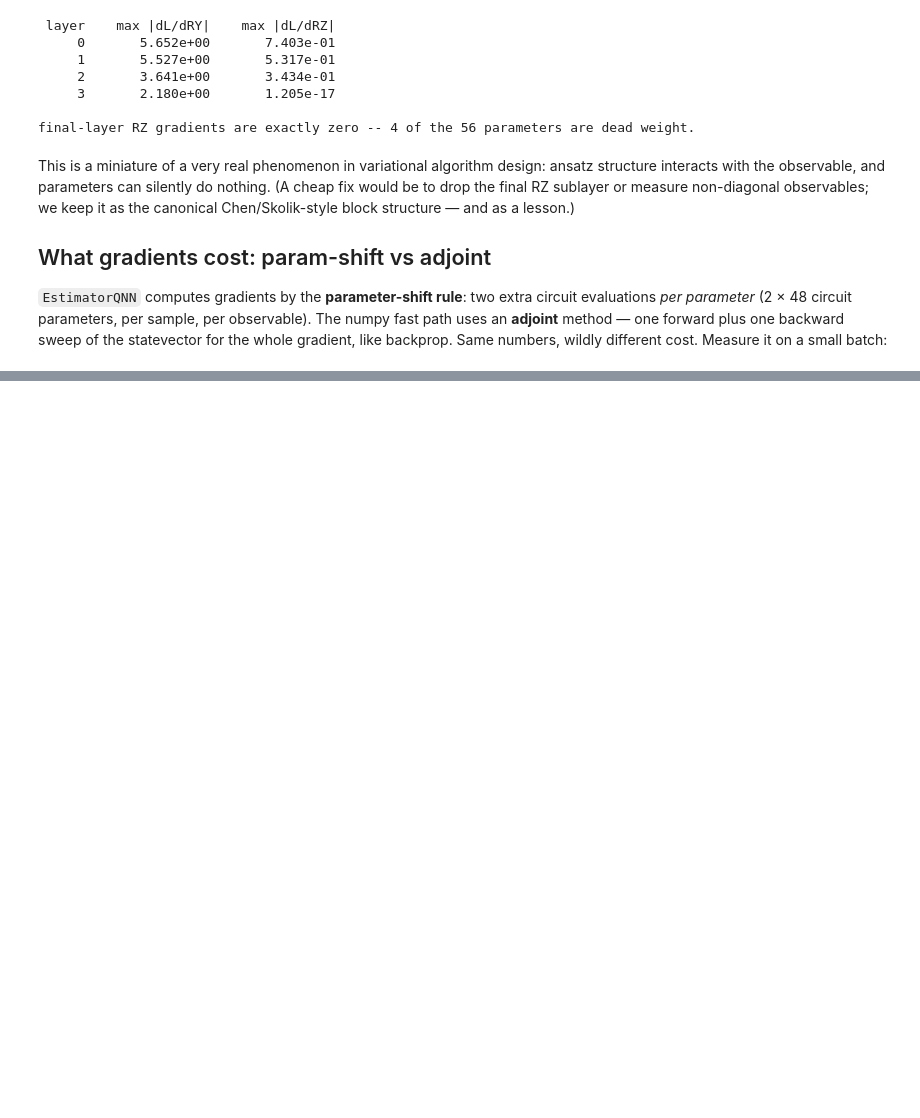
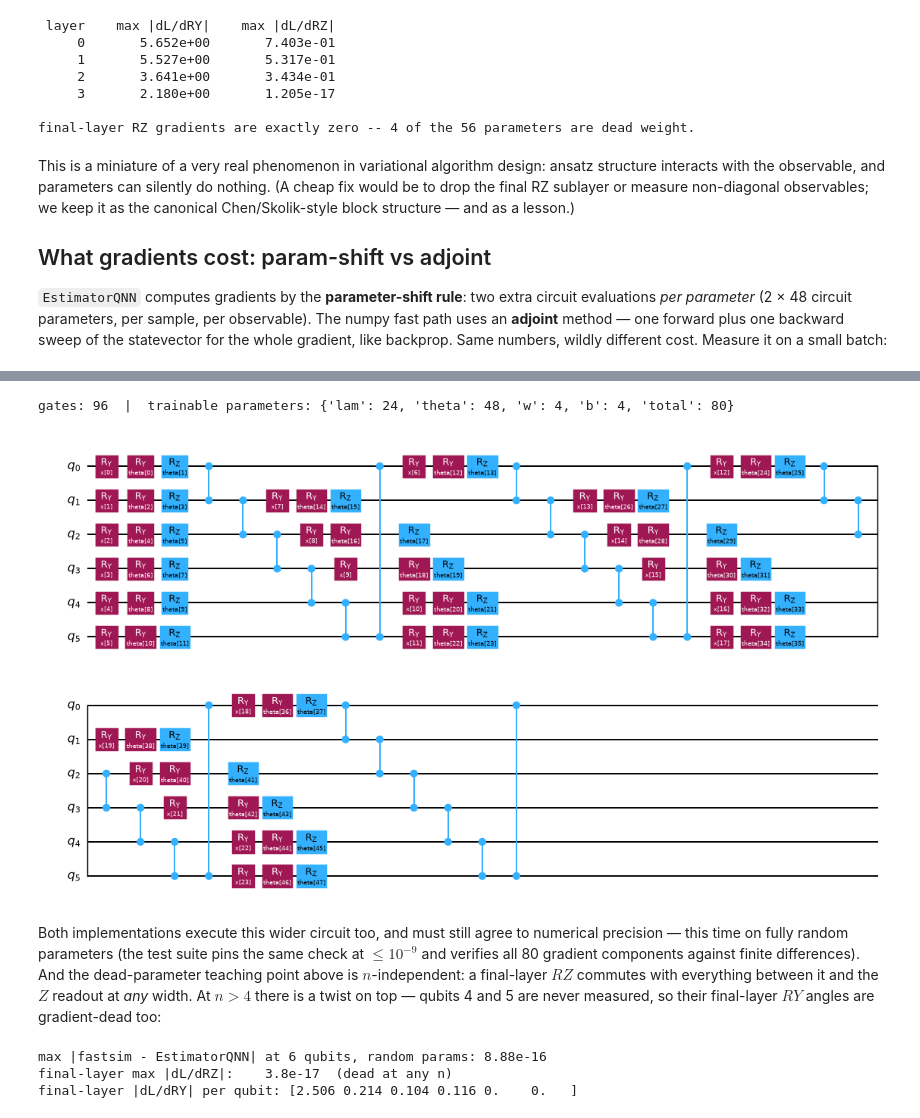
Before and after one commit to JanLahmann/traQmania, a Jupyter notebook: notebooks/03_quantum_circuits_as_q_functions.ipynb, the cells around one changed output, grey strips where cells are left out. Cells and saved outputs as stored; diff of their text form; code cells hidden in the pictures; blank space fills up the shorter version.

```diff
--- a/notebooks/03_quantum_circuits_as_q_functions.ipynb
+++ b/notebooks/03_quantum_circuits_as_q_functions.ipynb
@@ -235,0 +242,44 @@ MLP.
+# %%
+qc6 = build_circuit(n_qubits=6, n_layers=4)
+spec6 = circuit_spec({"n_qubits": 6, "n_layers": 4})
+print(f"gates: {spec6['counts']['total']}  |  trainable parameters: {spec6['n_params']}")
+qc6.draw("mpl", fold=23, scale=0.7)
+# %% [output]
+gates: 96  |  trainable parameters: {'lam': 24, 'theta': 48, 'w': 4, 'b': 4, 'total': 80}
+[figure, added]
+# %% [markdown]
+Both implementations execute this wider circuit too, and must still agree to
+numerical precision — this time on fully random parameters (the test suite
+pins the same check at $\le 10^{-9}$ and verifies all 80 gradient components
+against finite differences). And the dead-parameter teaching point above is
+$n$-independent: a final-layer $RZ$ commutes with everything between it and
+the $Z$ readout at *any* width. At $n > 4$ there is a twist on top — qubits 4
+and 5 are never measured, so their final-layer $RY$ angles are gradient-dead
+too:
+# %%
+circuit_cfg6 = {"n_qubits": 6, "n_layers": 4}
+fast6 = QuantumQFunction(circuit_cfg6, seed=7)
+qnn6 = make_qfunction("aer_statevector", circuit_cfg6, seed=7)
+
+rng6 = np.random.default_rng(6)
+params6 = rng6.uniform(-np.pi, np.pi, size=fast6.n_params)
+fast6.set_params(params6)
+qnn6.set_params(params6)
+
+obs6 = rng6.uniform(0.0, 1.0, size=(8, 6))
+diff6 = np.abs(fast6.q_values(obs6) - qnn6.q_values(obs6)).max()
+print(f"max |fastsim - EstimatorQNN| at 6 qubits, random params: {diff6:.2e}")
+assert diff6 < 1e-9
+
+grad6 = fast6.grad_selected(rng6.uniform(0.0, 1.0, size=(64, 6)),
+                            rng6.integers(0, 4, size=64), rng6.normal(size=64))
+dtheta6 = grad6[24:72].reshape(4, 6, 2)                # (layer, qubit, RY/RZ)
+print(f"final-layer max |dL/dRZ|:    {np.abs(dtheta6[-1, :, 1]).max():.1e}  (dead at any n)")
+print("final-layer |dL/dRY| per qubit:",
+      np.array2string(np.abs(dtheta6[-1, :, 0]), precision=3))
+assert np.abs(dtheta6[-1, :, 1]).max() < 1e-12         # RZ: dead on every qubit
+assert np.abs(dtheta6[-1, 4:, 0]).max() < 1e-12        # RY: dead on the unread qubits
+# %% [output]
+max |fastsim - EstimatorQNN| at 6 qubits, random params: 8.88e-16
+final-layer max |dL/dRZ|:    3.8e-17  (dead at any n)
+final-layer |dL/dRY| per qubit: [2.506 0.214 0.104 0.116 0.    0.   ]
```
Also changed, not shown: parts of 6 cells of this notebook, 6 other files.
